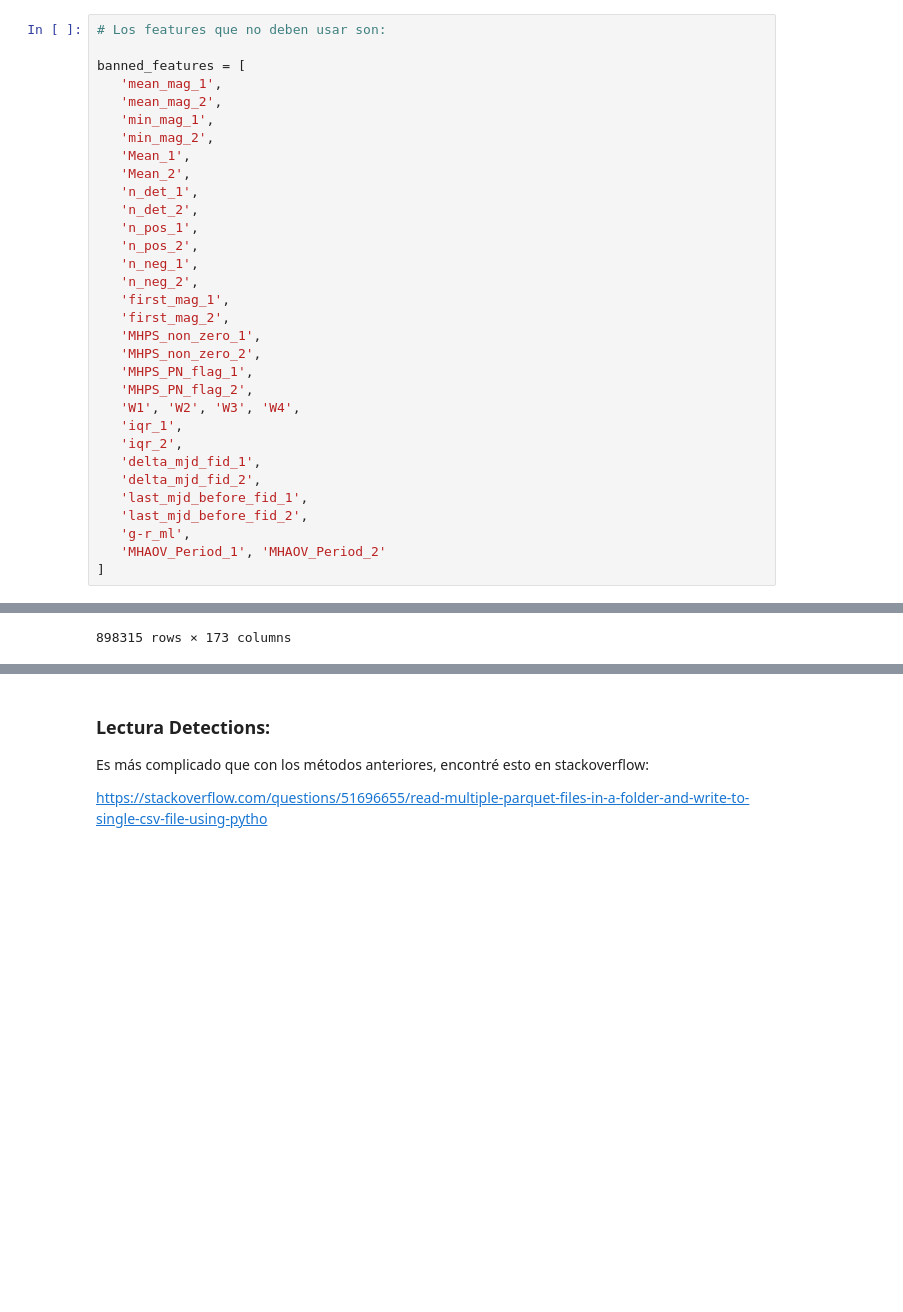
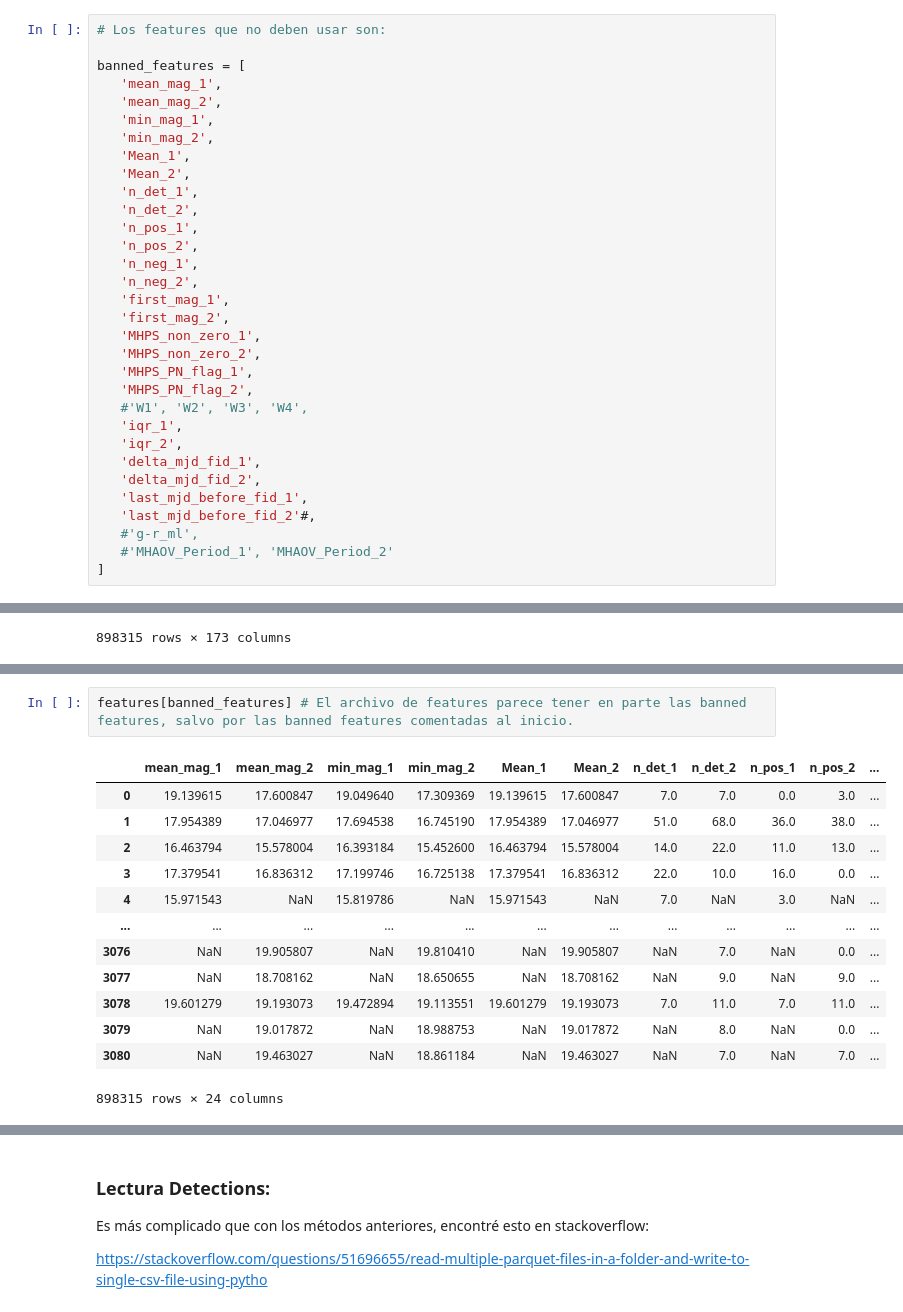
Before and after one commit to CubelliJ/Clasificacion_rapida_ALeRCE, a Jupyter notebook: ALeRCE_Hito_1.ipynb, the cells around one changed output, grey strips where cells are left out. Cells and saved outputs as stored; diff of their text form; blank space fills up the shorter version.

```diff
--- a/ALeRCE_Hito_1.ipynb
+++ b/ALeRCE_Hito_1.ipynb
@@ -74,13 +83,13 @@ banned_features = [
    'MHPS_non_zero_2',
    'MHPS_PN_flag_1',
    'MHPS_PN_flag_2',
-   'W1', 'W2', 'W3', 'W4',
+   #'W1', 'W2', 'W3', 'W4',
    'iqr_1',
    'iqr_2',
    'delta_mjd_fid_1',
    'delta_mjd_fid_2',
    'last_mjd_before_fid_1',
-   'last_mjd_before_fid_2',
-   'g-r_ml',
-   'MHAOV_Period_1', 'MHAOV_Period_2'
+   'last_mjd_before_fid_2'#,
+   #'g-r_ml',
+   #'MHAOV_Period_1', 'MHAOV_Period_2'
 ]
@@ -159,0 +183,16 @@ etiquetas
+# %%
+features[banned_features] # El archivo de features parece tener en parte las banned features, salvo por las banned features comentadas al inicio.
+# %% [output]
+|  | mean_mag_1 | mean_mag_2 | min_mag_1 | min_mag_2 | Mean_1 | Mean_2 | n_det_1 | n_det_2 | n_pos_1 | n_pos_2 | ... |
+| 0 | 19.139615 | 17.600847 | 19.049640 | 17.309369 | 19.139615 | 17.600847 | 7.0 | 7.0 | 0.0 | 3.0 | ... |
+| 1 | 17.954389 | 17.046977 | 17.694538 | 16.745190 | 17.954389 | 17.046977 | 51.0 | 68.0 | 36.0 | 38.0 | ... |
+| 2 | 16.463794 | 15.578004 | 16.393184 | 15.452600 | 16.463794 | 15.578004 | 14.0 | 22.0 | 11.0 | 13.0 | ... |
+| 3 | 17.379541 | 16.836312 | 17.199746 | 16.725138 | 17.379541 | 16.836312 | 22.0 | 10.0 | 16.0 | 0.0 | ... |
+| 4 | 15.971543 | NaN | 15.819786 | NaN | 15.971543 | NaN | 7.0 | NaN | 3.0 | NaN | ... |
+| ... | ... | ... | ... | ... | ... | ... | ... | ... | ... | ... | ... |
+| 3076 | NaN | 19.905807 | NaN | 19.810410 | NaN | 19.905807 | NaN | 7.0 | NaN | 0.0 | ... |
+| 3077 | NaN | 18.708162 | NaN | 18.650655 | NaN | 18.708162 | NaN | 9.0 | NaN | 9.0 | ... |
+| 3078 | 19.601279 | 19.193073 | 19.472894 | 19.113551 | 19.601279 | 19.193073 | 7.0 | 11.0 | 7.0 | 11.0 | ... |
+| 3079 | NaN | 19.017872 | NaN | 18.988753 | NaN | 19.017872 | NaN | 8.0 | NaN | 0.0 | ... |
+| 3080 | NaN | 19.463027 | NaN | 18.861184 | NaN | 19.463027 | NaN | 7.0 | NaN | 7.0 | ... |
+898315 rows × 24 columns
```
Also changed, not shown: parts of 16 cells of this notebook.
